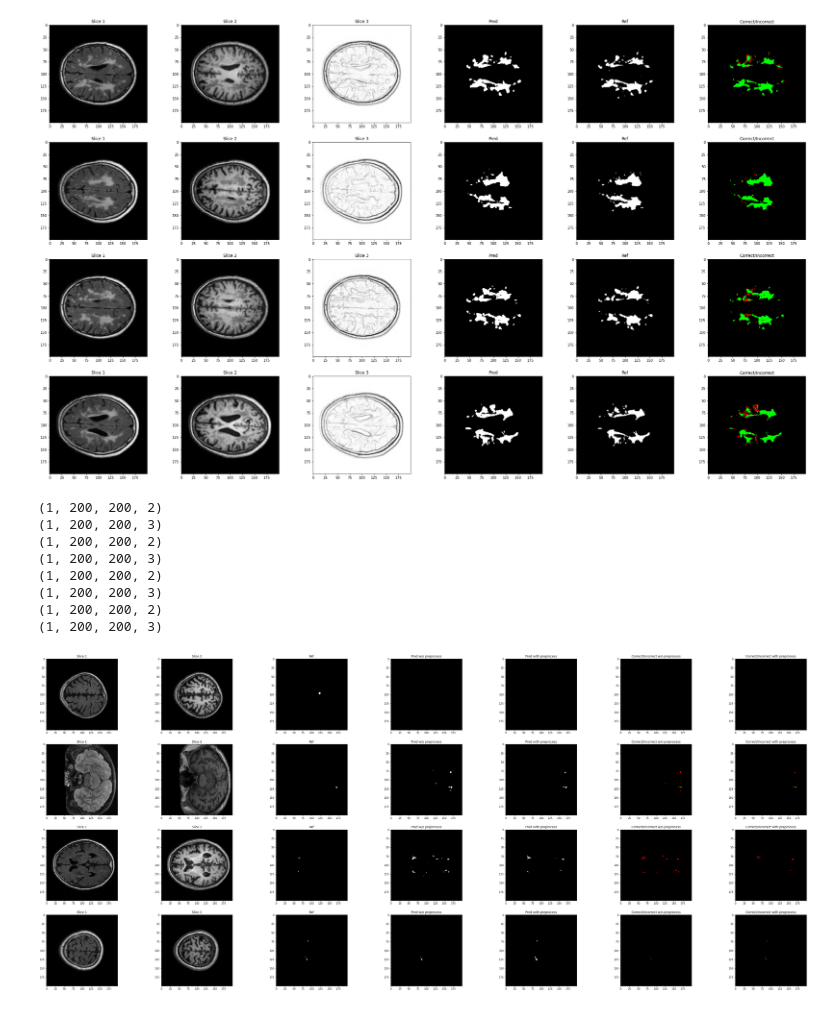
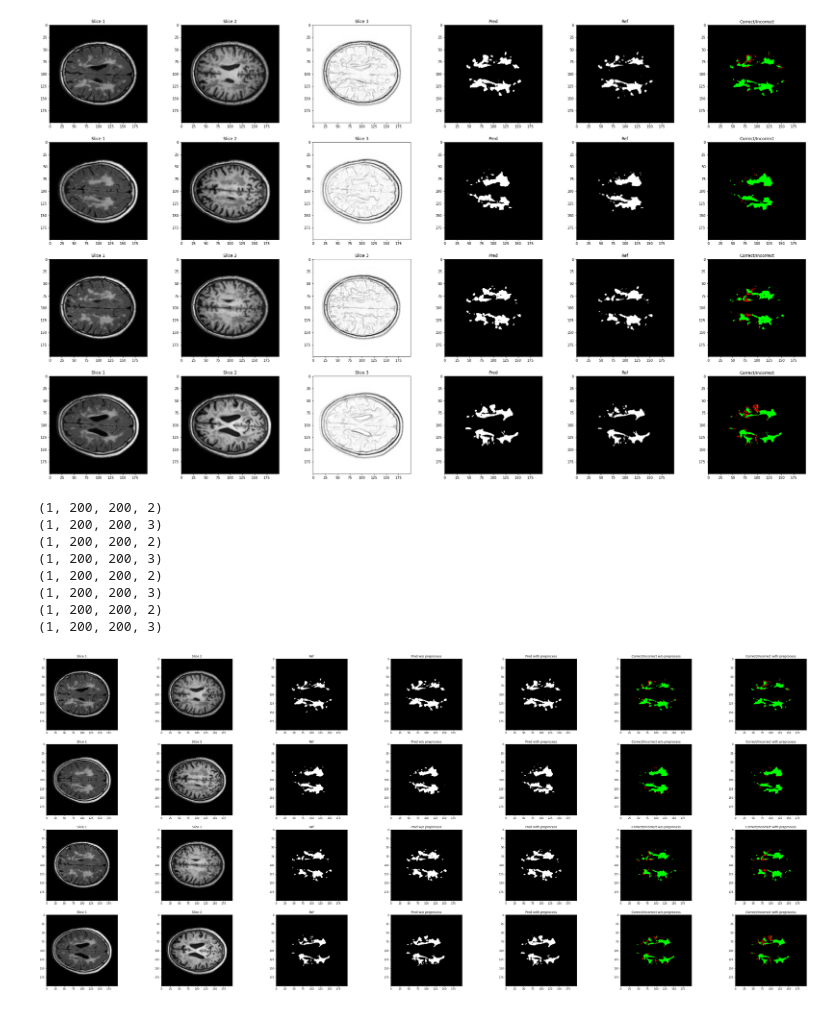
Before and after one commit to davidchen9830/wmh_challenge_segmentation, a Jupyter notebook: models/2d/test_model.ipynb, the cells around one changed output. Drawn from its saved outputs; the diff is of its cells as text; code cells hidden in the pictures.

```diff
--- a/models/2d/test_model.ipynb
+++ b/models/2d/test_model.ipynb
@@ -216,16 +216,16 @@ def test_models(model, model_preprocess, test_gen, test_gen_preprocess, images):
         cpt += 1
     plt.show()
 # %%
-batch_number = 80
+batch_number = 0
 test_models(model, model_preprocess, test_gen, test_gen_preprocess,
              indices[batch_number * 4: batch_number * 4 + 4])
 # %% [output]
 (1, 200, 200, 2)
 (1, 200, 200, 3)
 (1, 200, 200, 2)
 (1, 200, 200, 3)
 (1, 200, 200, 2)
 (1, 200, 200, 3)
 (1, 200, 200, 2)
 (1, 200, 200, 3)
-[figure, old version]
+[figure, new version]
```
Also changed, not shown: 12 other files.
